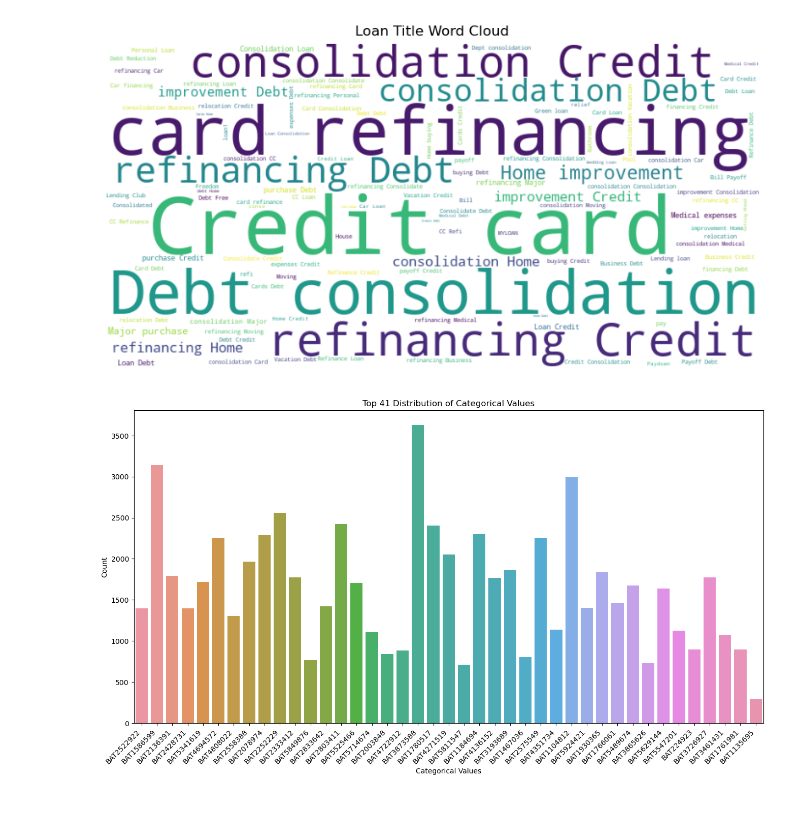
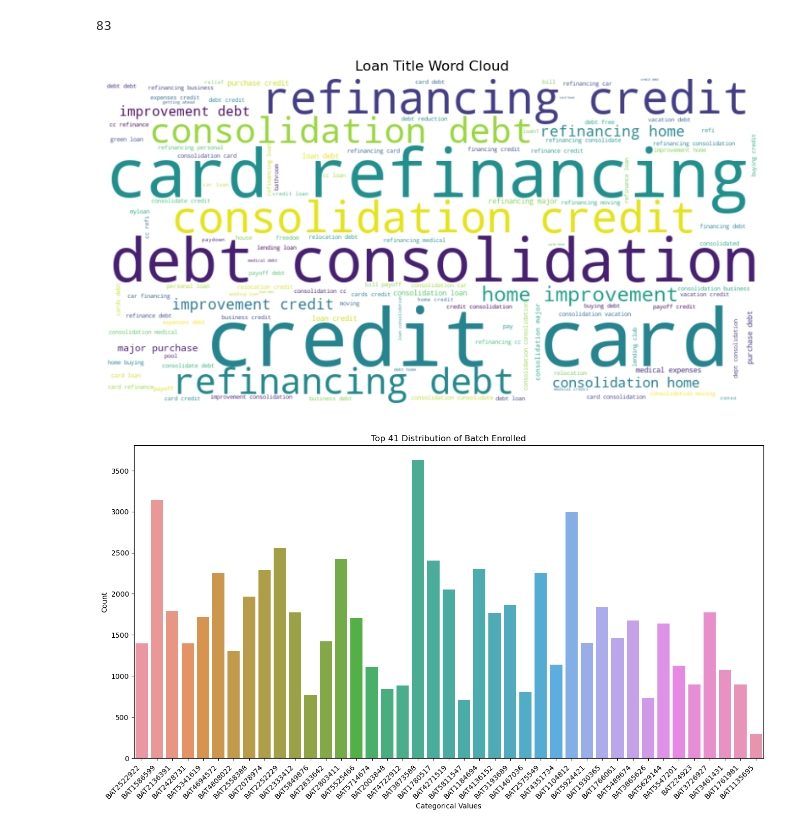
Before and after one commit to valerio1221/mindd, a Jupyter notebook: Trabalho/mindd/trab.ipynb, the cells around one changed output. Saved outputs shown, nothing was run; the diff lists cells and outputs as text; code cells hidden in the pictures.

```diff
--- a/Trabalho/mindd/trab.ipynb
+++ b/Trabalho/mindd/trab.ipynb
@@ -79,3 +79,7 @@ Name: Employment Duration, dtype: object
 3    MORTGAGE
 4    MORTGAGE
 Name: Home Ownership, dtype: object
+# %%
+# Remove some columns
+df = df.drop(columns = ['ID', 'Payment Plan', 'Accounts Delinquent'])
+print(df)
@@ -245,13 +285,16 @@ Categorical columns: ['Batch Enrolled', 'Grade', 'Sub Grade', 'Home Ownership',
 # %%
 # To Loan Title we use Word Cloud plot
+df['Loan Title'] = df['Loan Title'].str.lower()
+print(df['Loan Title'].nunique())
 wordcloud = WordCloud(width=800, height=400, max_words=200, background_color='white').generate(' '.join(df['Loan Title']))
 plt.figure(figsize=(10, 6))
 plt.imshow(wordcloud, interpolation='bilinear')
 plt.axis('off')
 plt.title('Loan Title Word Cloud')
 plt.show()
 # %% [output]
+83
-[figure, old version]
+[figure, new version]
 # %%
 # To column of Batch Enrolled we use Top N Bar Plot
 top_n_values = 41
@@ -262,7 +305,7 @@ sns.countplot(x='Batch Enrolled', data=df[df['Batch Enrolled'].isin(top_values)]
 plt.xticks(rotation=45, ha='right')
 plt.xlabel('Categorical Values')
 plt.ylabel('Count')
-plt.title(f'Top {top_n_values} Distribution of Categorical Values')
+plt.title(f'Top {top_n_values} Distribution of Batch Enrolled')
 plt.show()
 # %% [output]
-[figure, old version]
+[figure, new version]
```
Also changed, not shown: parts of 12 cells of this notebook.
